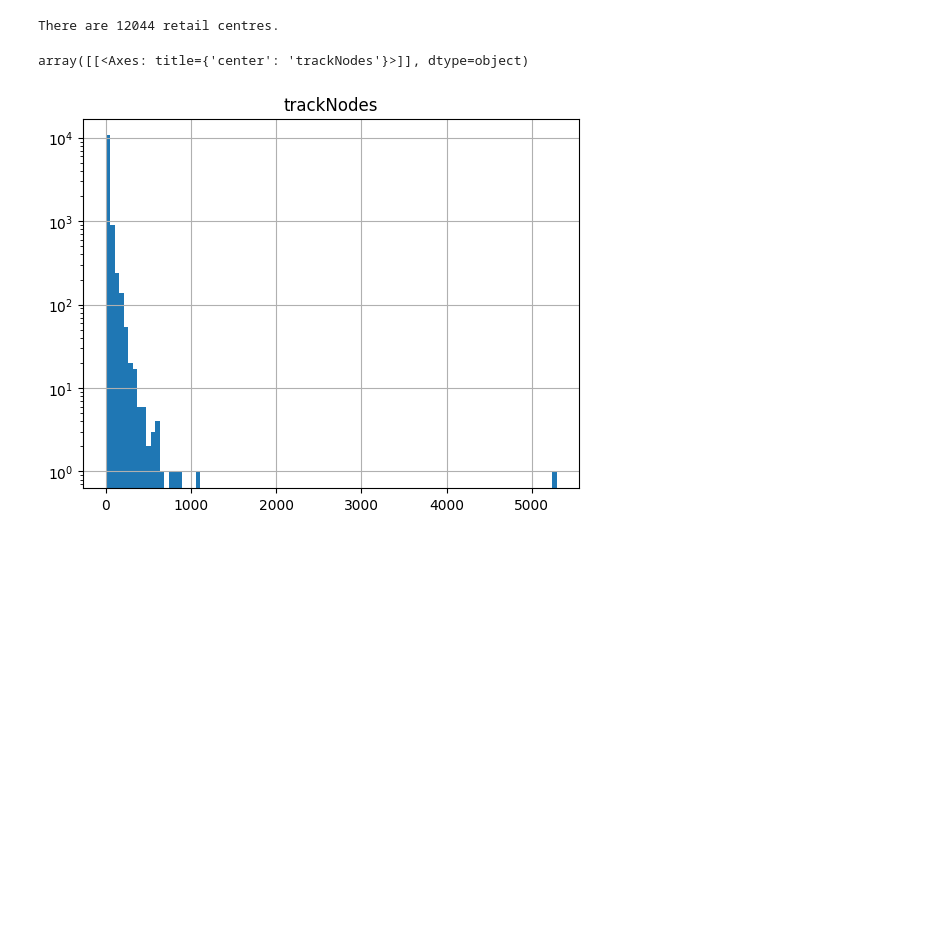
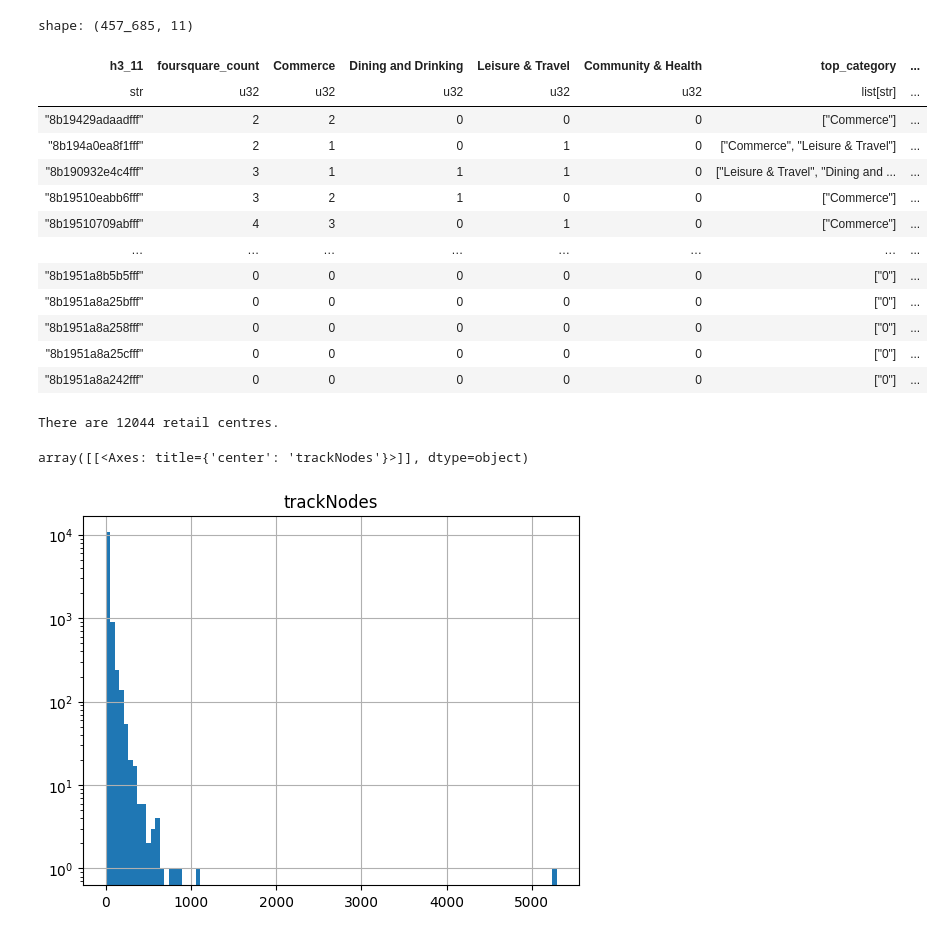
Before and after one commit to GeographicDataService/RetailCentres2026_Unified, a Jupyter notebook: Boundaries/notebooks/RetailCentreStats.ipynb, the cells around one changed output. Drawn from its saved outputs; the diff is of its cells as text; code cells hidden in the pictures; blank space fills up the shorter version.

```diff
--- a/Boundaries/notebooks/RetailCentreStats.ipynb
+++ b/Boundaries/notebooks/RetailCentreStats.ipynb
@@ -3,6 +3,24 @@ import geopandas as gpd
 from matplotlib import pyplot as plt
 import pandas as pd
 retail_centres = gpd.read_parquet("../data/output_files/retailcen_foursquare_mrc_2_mri_10_mrn_10_mtf_7_merge_n/4_finalcentres.parquet")
+# %%
+import polars as pl
+input_cells = pl.read_parquet("../data/output_files/newfilpo_retailcen_foursquare_mrc_2_mri_10_mrn_10_mtf_6_splitthresh_1500_merge_n/0_input_cells.parquet")
+# %% [output]
+shape: (457_685, 11)
+| h3_11 | foursquare_count | Commerce | Dining and Drinking | Leisure & Travel | Community & Health | top_category | ... |
+| str | u32 | u32 | u32 | u32 | u32 | list[str] | ... |
+| "8b19429adaadfff" | 2 | 2 | 0 | 0 | 0 | ["Commerce"] | ... |
+| "8b194a0ea8f1fff" | 2 | 1 | 0 | 1 | 0 | ["Commerce", "Leisure & Travel"] | ... |
+| "8b190932e4c4fff" | 3 | 1 | 1 | 1 | 0 | ["Leisure & Travel", "Dining and ... | ... |
+| "8b19510eabb6fff" | 3 | 2 | 1 | 0 | 0 | ["Commerce"] | ... |
+| "8b19510709abfff" | 4 | 3 | 0 | 1 | 0 | ["Commerce"] | ... |
+| … | … | … | … | … | … | … | ... |
+| "8b1951a8b5b5fff" | 0 | 0 | 0 | 0 | 0 | ["0"] | ... |
+| "8b1951a8a25bfff" | 0 | 0 | 0 | 0 | 0 | ["0"] | ... |
+| "8b1951a8a258fff" | 0 | 0 | 0 | 0 | 0 | ["0"] | ... |
+| "8b1951a8a25cfff" | 0 | 0 | 0 | 0 | 0 | ["0"] | ... |
+| "8b1951a8a242fff" | 0 | 0 | 0 | 0 | 0 | ["0"] | ... |
 # %%
 print("There are {} retail centres.".format(len(retail_centres)))
 
```
Also changed, not shown: 2 other files.
